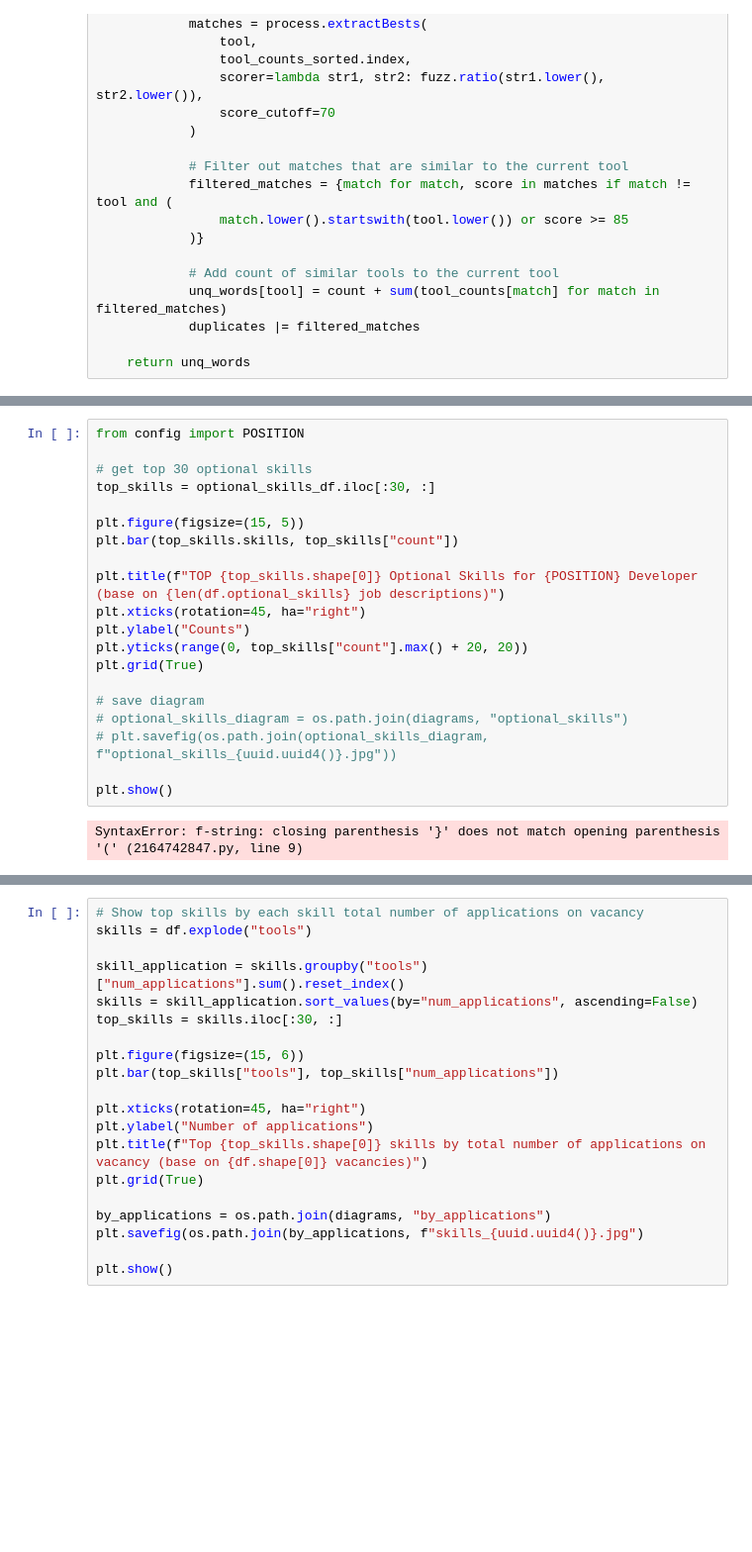
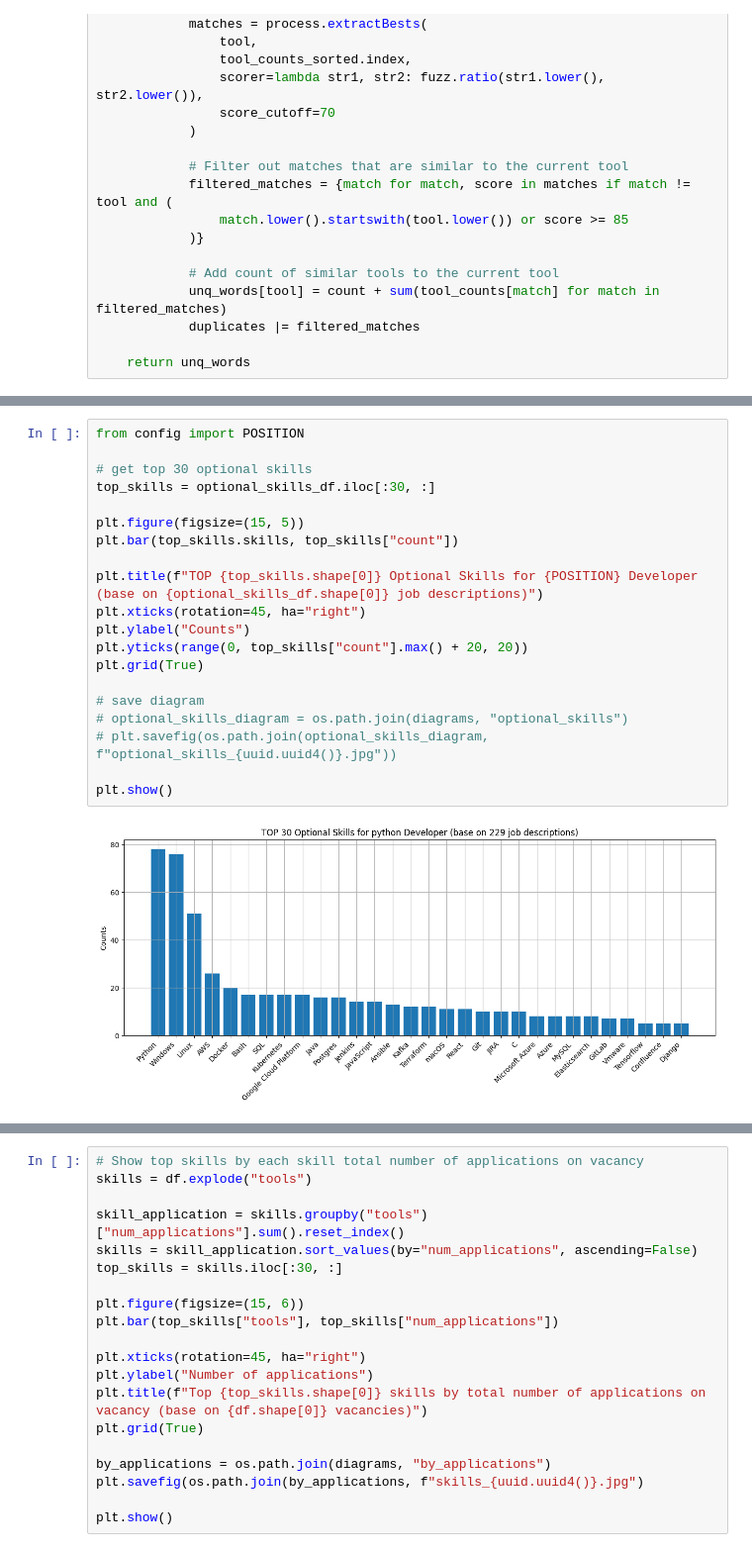
Before and after one commit to danieladdisonorg/Jobsite-Scraper-and-Analyzer, a Jupyter notebook: analyzing/analyze_djinni.ipynb, the cells around one changed output, grey strips where cells are left out. Shown at 99% size. Cells and saved outputs as stored; diff of their text form; blank space fills up the shorter version.

```diff
--- a/analyzing/analyze_djinni.ipynb
+++ b/analyzing/analyze_djinni.ipynb
@@ -206,22 +304,22 @@ plt.show()
 # %%
 from config import POSITION
 
 # get top 30 optional skills
 top_skills = optional_skills_df.iloc[:30, :]
 
 plt.figure(figsize=(15, 5))
 plt.bar(top_skills.skills, top_skills["count"])
 
-plt.title(f"TOP {top_skills.shape[0]} Optional Skills for {POSITION} Developer (base on {len(df.optional_skills} job descriptions)")
+plt.title(f"TOP {top_skills.shape[0]} Optional Skills for {POSITION} Developer (base on {optional_skills_df.shape[0]} job descriptions)")
 plt.xticks(rotation=45, ha="right")
 plt.ylabel("Counts")
 plt.yticks(range(0, top_skills["count"].max() + 20, 20))
 plt.grid(True)
 
 # save diagram
 # optional_skills_diagram = os.path.join(diagrams, "optional_skills")
 # plt.savefig(os.path.join(optional_skills_diagram, f"optional_skills_{uuid.uuid4()}.jpg"))
 
 plt.show()
 # %% [output]
-SyntaxError: f-string: closing parenthesis '}' does not match opening parenthesis '(' (2164742847.py, line 9)
+[figure, added]
```
Also changed, not shown: parts of 18 cells of this notebook.
